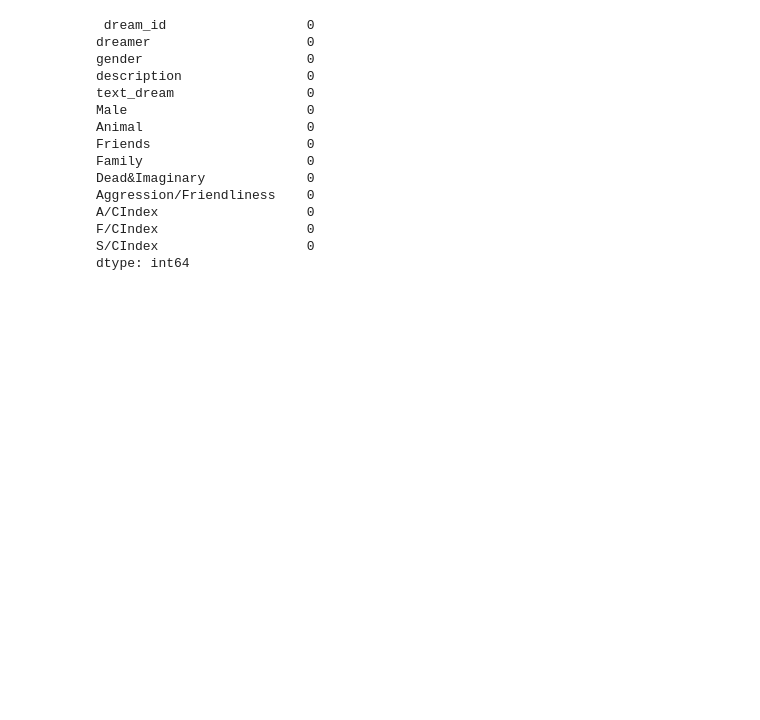
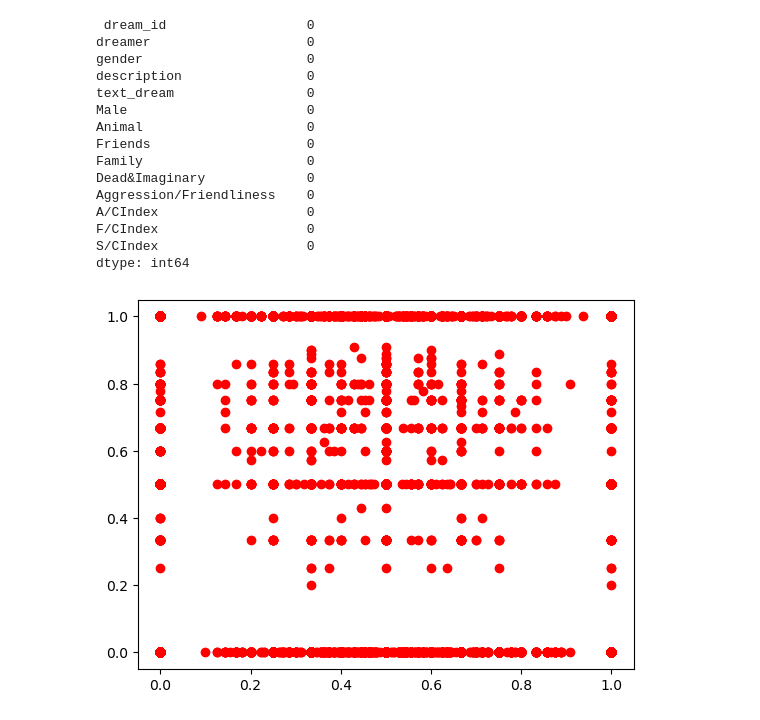
Before and after one commit to erika-ld/CPSC483-Machine-Learning-Project, a Jupyter notebook: data_preprocessing.ipynb, the cells around one changed output. Drawn from its saved outputs; the diff is of its cells as text; code cells hidden in the pictures; blank space fills up the shorter version.

Commit message:
Trying out matplotlib scatter

```diff
--- a/data_preprocessing.ipynb
+++ b/data_preprocessing.ipynb
@@ -193,5 +193,9 @@ S/CIndex                   0
 dtype: int64
 # %%
 #Data visualization - scatterplot
+plt.scatter(X_train['Male'], y_train, color = 'red')
+plt.show()
+# %% [output]
+[figure, added]
 # %%
 #correlation matrix
```
